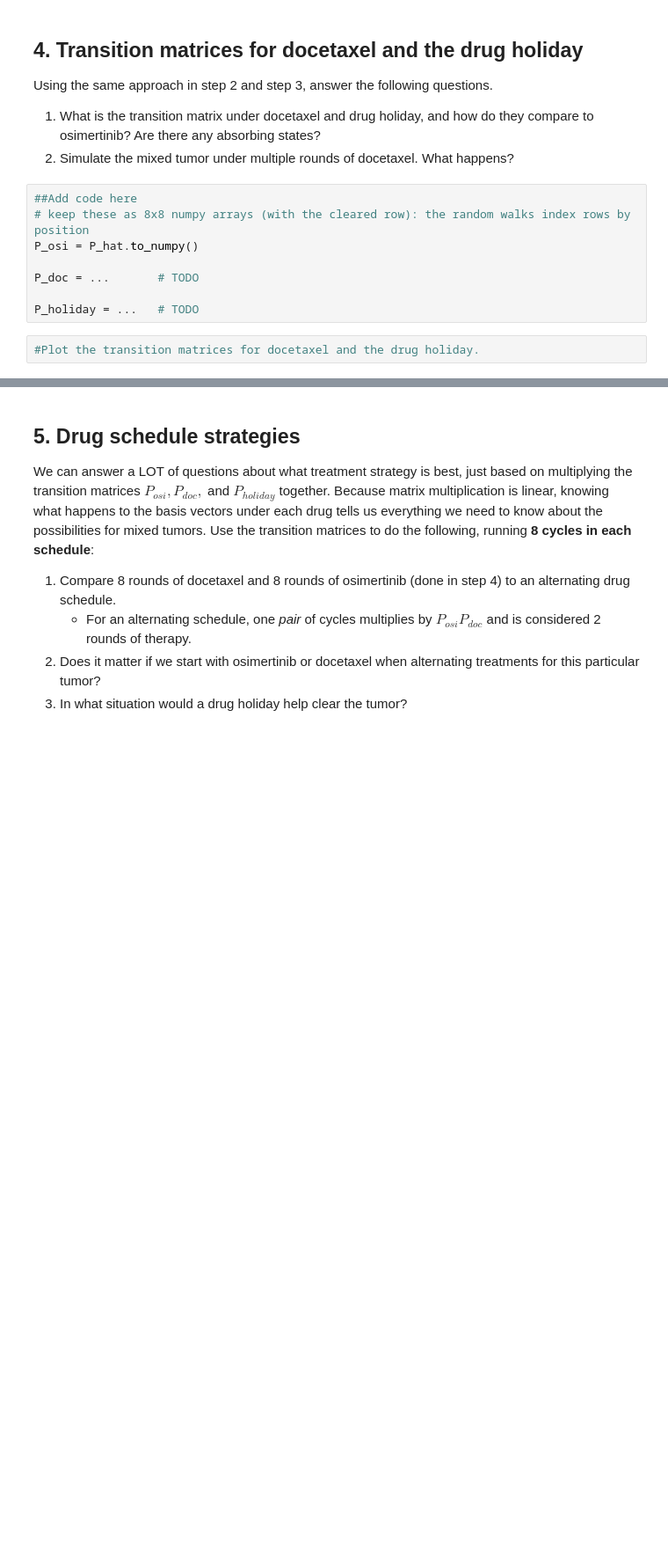
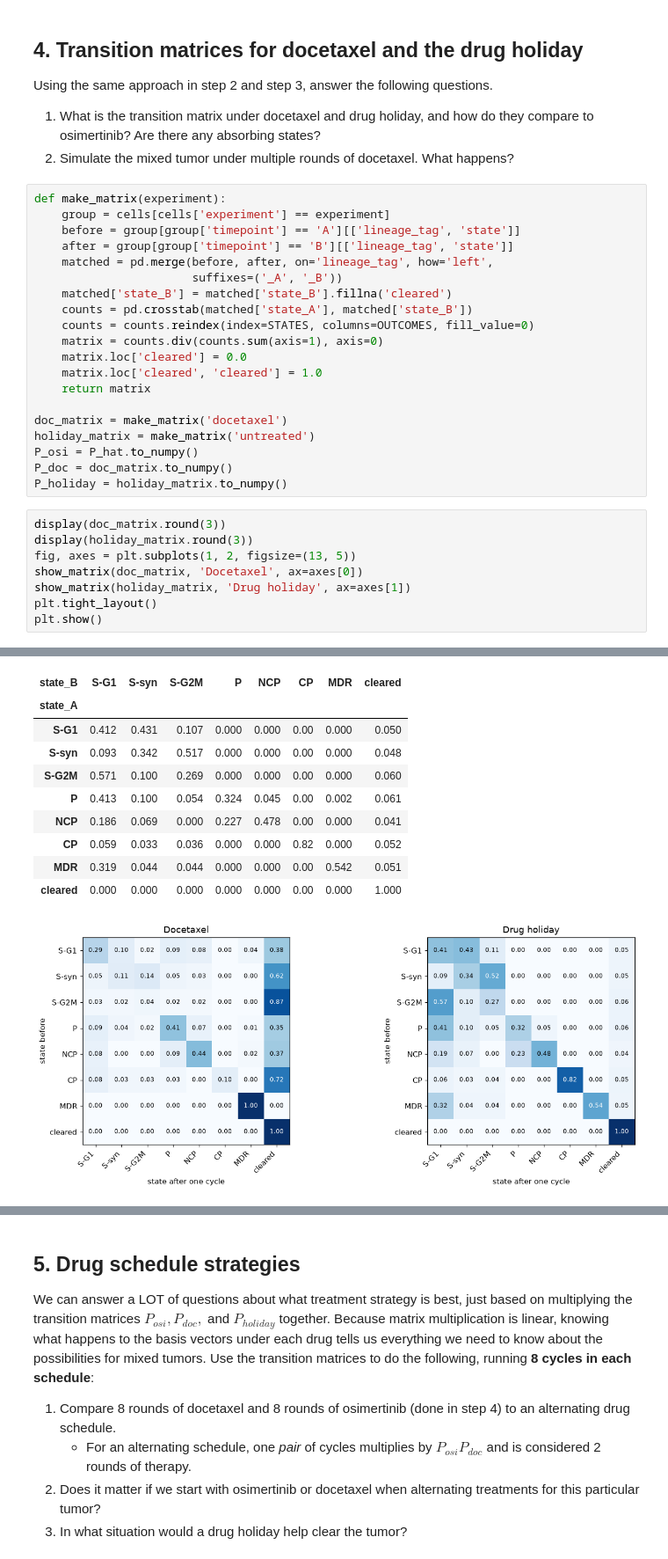
Before and after one commit to waltroou/uu_markov, a Jupyter notebook: lab_2/Lab09_markov_chain_cells.ipynb, the cells around one changed output, grey strips where cells are left out. Shown at 88% size. Cells and saved outputs as stored; diff of their text form; blank space fills up the shorter version.

```diff
--- a/lab_2/Lab09_markov_chain_cells.ipynb
+++ b/lab_2/Lab09_markov_chain_cells.ipynb
@@ -300,12 +338,31 @@ Using the same approach in step 2 and step 3, answer the following questions.
 1. What is the transition matrix under docetaxel and drug holiday, and how do they compare to osimertinib? Are there any absorbing states?
 2. Simulate the mixed tumor under multiple rounds of docetaxel. What happens?
 # %%
-##Add code here
-# keep these as 8x8 numpy arrays (with the cleared row): the random walks index rows by position
+def make_matrix(experiment):
+    group = cells[cells['experiment'] == experiment]
+    before = group[group['timepoint'] == 'A'][['lineage_tag', 'state']]
+    after = group[group['timepoint'] == 'B'][['lineage_tag', 'state']]
+    matched = pd.merge(before, after, on='lineage_tag', how='left',
+                       suffixes=('_A', '_B'))
+    matched['state_B'] = matched['state_B'].fillna('cleared')
+    counts = pd.crosstab(matched['state_A'], matched['state_B'])
+    counts = counts.reindex(index=STATES, columns=OUTCOMES, fill_value=0)
+    matrix = counts.div(counts.sum(axis=1), axis=0)
+    matrix.loc['cleared'] = 0.0
+    matrix.loc['cleared', 'cleared'] = 1.0
+    return matrix
+
+doc_matrix = make_matrix('docetaxel')
+holiday_matrix = make_matrix('untreated')
 P_osi = P_hat.to_numpy()
-
-P_doc = ...       # TODO
-
-P_holiday = ...   # TODO
+P_doc = doc_matrix.to_numpy()
+P_holiday = holiday_matrix.to_numpy()
 # %%
-#Plot the transition matrices for docetaxel and the drug holiday.
+display(doc_matrix.round(3))
+display(holiday_matrix.round(3))
+fig, axes = plt.subplots(1, 2, figsize=(13, 5))
+show_matrix(doc_matrix, 'Docetaxel', ax=axes[0])
+show_matrix(holiday_matrix, 'Drug holiday', ax=axes[1])
+plt.tight_layout()
+plt.show()
+# %% [output]
@@ -312 +379,12 @@ P_holiday = ...   # TODO
+| state_B | S-G1 | S-syn | S-G2M | P | NCP | CP | MDR | cleared |
+| state_A |  |  |  |  |  |  |  |  |
+| S-G1 | 0.412 | 0.431 | 0.107 | 0.000 | 0.000 | 0.00 | 0.000 | 0.050 |
+| S-syn | 0.093 | 0.342 | 0.517 | 0.000 | 0.000 | 0.00 | 0.000 | 0.048 |
+| S-G2M | 0.571 | 0.100 | 0.269 | 0.000 | 0.000 | 0.00 | 0.000 | 0.060 |
+| P | 0.413 | 0.100 | 0.054 | 0.324 | 0.045 | 0.00 | 0.002 | 0.061 |
+| NCP | 0.186 | 0.069 | 0.000 | 0.227 | 0.478 | 0.00 | 0.000 | 0.041 |
+| CP | 0.059 | 0.033 | 0.036 | 0.000 | 0.000 | 0.82 | 0.000 | 0.052 |
+| MDR | 0.319 | 0.044 | 0.044 | 0.000 | 0.000 | 0.00 | 0.542 | 0.051 |
+| cleared | 0.000 | 0.000 | 0.000 | 0.000 | 0.000 | 0.00 | 0.000 | 1.000 |
+[figure, added]
 # %%
```
Also changed, not shown: parts of 23 cells of this notebook.
